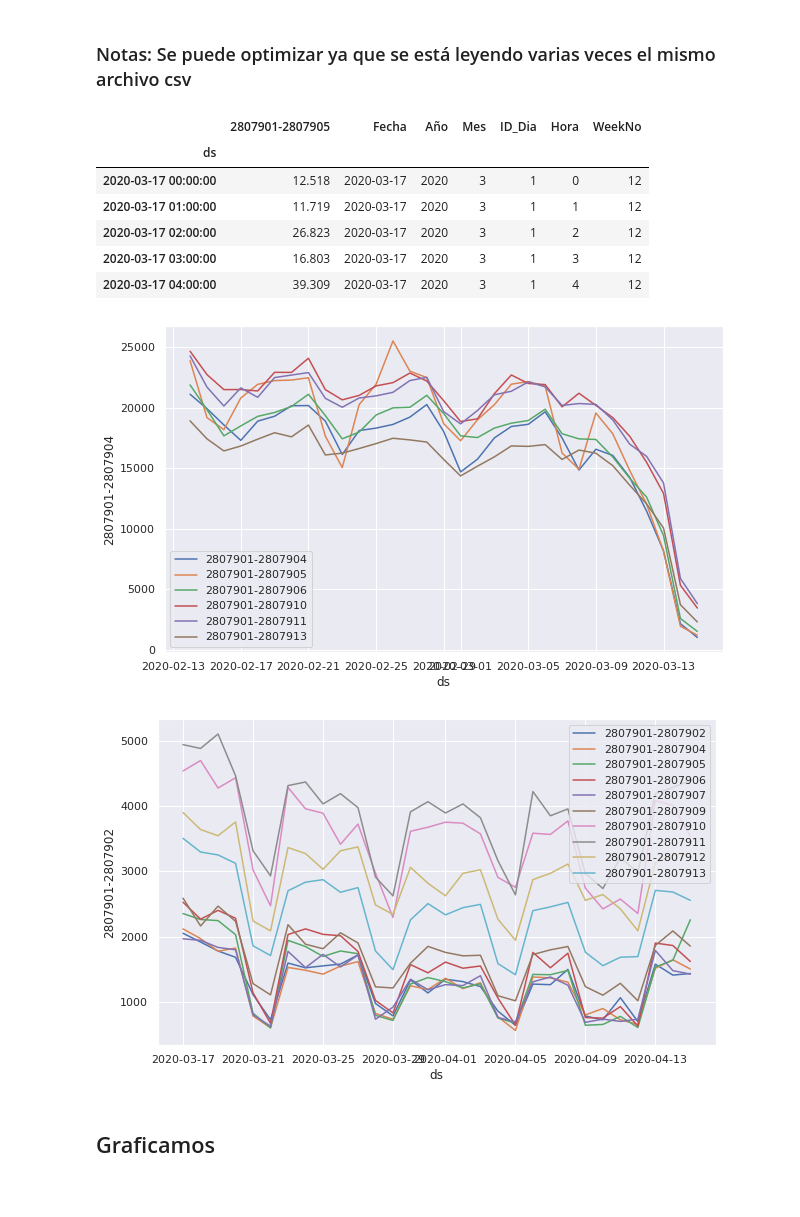
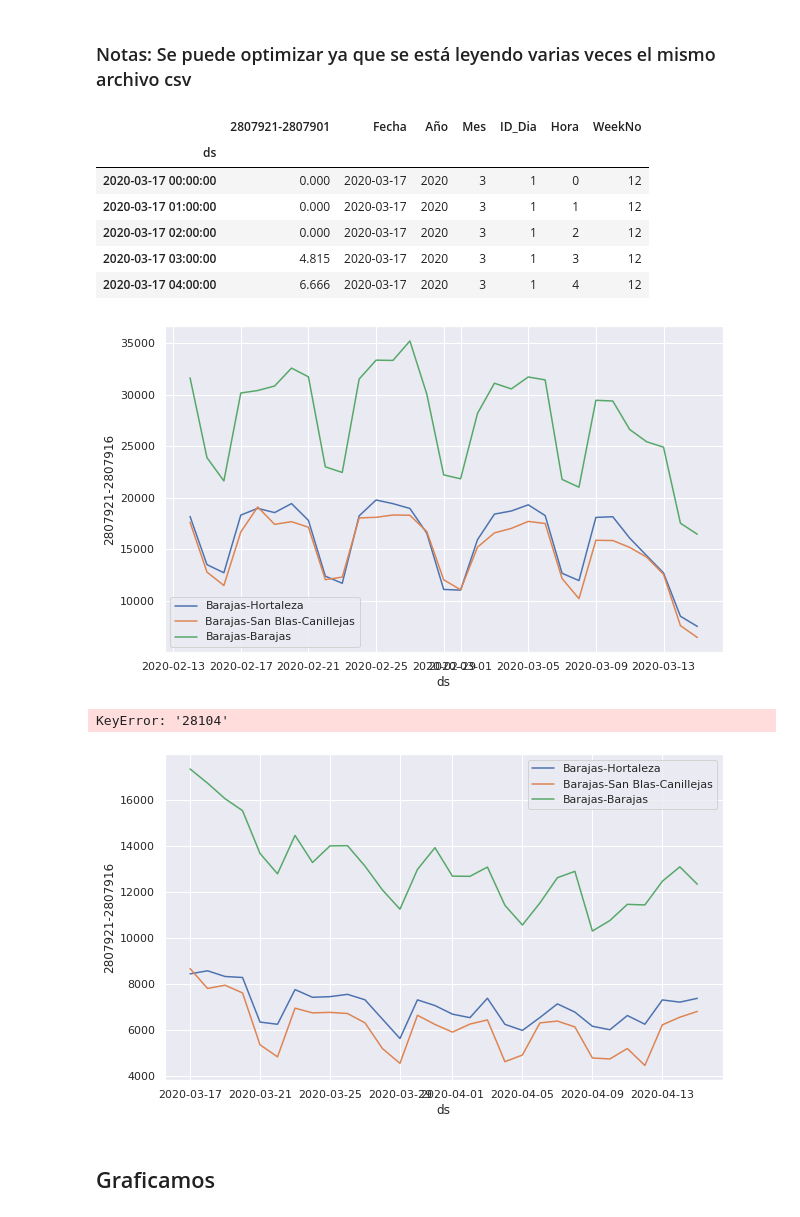
Before and after one commit to Jhonvalencia77/3er_avance, a Jupyter notebook: Patrones2_Trayectos_Diarios.ipynb, the cells around one changed output. Saved outputs shown, nothing was run; the diff lists cells and outputs as text; code cells hidden in the pictures.

```diff
--- a/Patrones2_Trayectos_Diarios.ipynb
+++ b/Patrones2_Trayectos_Diarios.ipynb
@@ -64,7 +64,7 @@ def df_origen(origen,destino):
     #Sacamos una lista de los trayectos origen en comun con mayor número de viajes
     mean_df = df_Dia.mean()
     mean_dict = mean_df.to_dict()
-    main_lines = list(dict.keys(dict(filter(lambda x: x[1] > 15000, mean_dict.items())))) #Obtengo las claves de las columnas con un promedio por dia mayor a 8000
+    main_lines = list(dict.keys(dict(filter(lambda x: x[1] > 10000, mean_dict.items())))) #Obtengo las claves de las columnas con un promedio por dia mayor a 8000
 
     mean_df2 = df2_Dia.mean()
     mean_dict2 = mean_df2.to_dict()
@@ -106,21 +106,21 @@ def df_origen(origen,destino):
 
     return df, lista, df_Dia, main_lines, df_main_lines, df2, df2_Dia, main_lines2, df_main_lines2, df_Final,df2_Final,listaDst
 # %%
-origen = "2807901"
-destino = "2807905"
+origen = "2807921"
+destino = "2807901"
 df,lista, df_Dia, main_lines, df_main_lines, df2, df2_Dia, main_lines2, df_main_lines2,df_Final,df2_Final,listaDst = df_origen(origen,destino)
 df_main_lines.head(5)
 df_main_lines2.head(5)
 df_Final.head(5)
 df2_Final.head(5)
 # %% [output]
-|  | 2807901-2807905 | Fecha | Año | Mes | ID_Dia | Hora | WeekNo |
+|  | 2807921-2807901 | Fecha | Año | Mes | ID_Dia | Hora | WeekNo |
 | ds |  |  |  |  |  |  |  |
-| 2020-03-17 00:00:00 | 12.518 | 2020-03-17 | 2020 | 3 | 1 | 0 | 12 |
-| 2020-03-17 01:00:00 | 11.719 | 2020-03-17 | 2020 | 3 | 1 | 1 | 12 |
-| 2020-03-17 02:00:00 | 26.823 | 2020-03-17 | 2020 | 3 | 1 | 2 | 12 |
-| 2020-03-17 03:00:00 | 16.803 | 2020-03-17 | 2020 | 3 | 1 | 3 | 12 |
-| 2020-03-17 04:00:00 | 39.309 | 2020-03-17 | 2020 | 3 | 1 | 4 | 12 |
+| 2020-03-17 00:00:00 | 0.000 | 2020-03-17 | 2020 | 3 | 1 | 0 | 12 |
+| 2020-03-17 01:00:00 | 0.000 | 2020-03-17 | 2020 | 3 | 1 | 1 | 12 |
+| 2020-03-17 02:00:00 | 0.000 | 2020-03-17 | 2020 | 3 | 1 | 2 | 12 |
+| 2020-03-17 03:00:00 | 4.815 | 2020-03-17 | 2020 | 3 | 1 | 3 | 12 |
+| 2020-03-17 04:00:00 | 6.666 | 2020-03-17 | 2020 | 3 | 1 | 4 | 12 |
 # %%
 #print(names_1)
 #print(lista)
@@ -176,21 +176,33 @@ for periodo in lista_periodos:
 #filtrado_Data_Wednesday_3_1.tail(20)
 # %%
 sb.set(rc = {'figure.figsize':(10,6)})
+
 #for trayecto in lista:
 for trayecto in main_lines:
+    if trayecto=="ds":
+        continue
+    origen = trayecto.split("-",1)[0]
+    destino = trayecto.split("-",1)[1]
+    lines_names = {"19024":"Fuera_Madrid","2800601":"Fuera_Madrid","2806504":"Fuera_Madrid","2807901":"Centro","2807902":"Arganzuela","2807903":"Retiro","2807904":"Salamanca","2807905":"Chamartín","2807906":"Tetuán","2807907":"Chamberí","2807908":"El_Pardo","2807909":"Moncloa-Aravaca","2807910":"Latina","2807911":"Carabanchel","2807912":"Usera","2807913":"Puente_de_Vallecas","2807914":"Moratalaz","2807915":"Ciudad_Lineal","2807916":"Hortaleza","2807917":"Villaverde","2807918":"Villa_de_Vallecas","2807919":"Vicálvaro","2807920":"San Blas-Canillejas","2812301":"Fuera_Madrid","2807921":"Barajas"}
     x=trayecto.startswith(origen)
     if x==True:
-        sb.lineplot(x="ds", y=trayecto, data=df_Dia.loc['2020-02-14':'2020-03-15'],legend='brief',label=trayecto)
+        sb.lineplot(x="ds", y=trayecto, data=df_Dia.loc['2020-02-14':'2020-03-15'],legend='brief',label=lines_names[origen]+'-'+lines_names[destino])
 # %% [output]
-[figure, old version]
+[figure, new version]
 # %%
 #for trayecto in lista:
 for trayecto in main_lines2:
+    if trayecto=="ds":
+        continue
+    origen = trayecto.split("-",1)[0]
+    destino = trayecto.split("-",1)[1]
+    lines_names = {"19024":"Fuera_Madrid","2800601":"Fuera_Madrid","2806504":"Fuera_Madrid","2807901":"Centro","2807902":"Arganzuela","2807903":"Retiro","2807904":"Salamanca","2807905":"Chamartín","2807906":"Tetuán","2807907":"Chamberí","2807908":"El_Pardo","2807909":"Moncloa-Aravaca","2807910":"Latina","2807911":"Carabanchel","2807912":"Usera","2807913":"Puente_de_Vallecas","2807914":"Moratalaz","2807915":"Ciudad_Lineal","2807916":"Hortaleza","2807917":"Villaverde","2807918":"Villa_de_Vallecas","2807919":"Vicálvaro","2807920":"San Blas-Canillejas","2812301":"Fuera_Madrid","2807921":"Barajas"}
     x=trayecto.startswith(origen)
     if x==True:
-        sb.lineplot(x="ds", y=trayecto, data=df2_Dia.loc['2020-03-16':'2020-04-15'],legend='brief',label=trayecto)
+        sb.lineplot(x="ds", y=trayecto, data=df2_Dia.loc['2020-03-16':'2020-04-15'],legend='brief',label=lines_names[origen]+'-'+lines_names[destino])
 # %% [output]
+KeyError: '28104'
-[figure, old version]
+[figure, new version]
 # %% [markdown]
 ## Graficamos
 # %%
```
Also changed, not shown: parts of 1 cell of this notebook.
